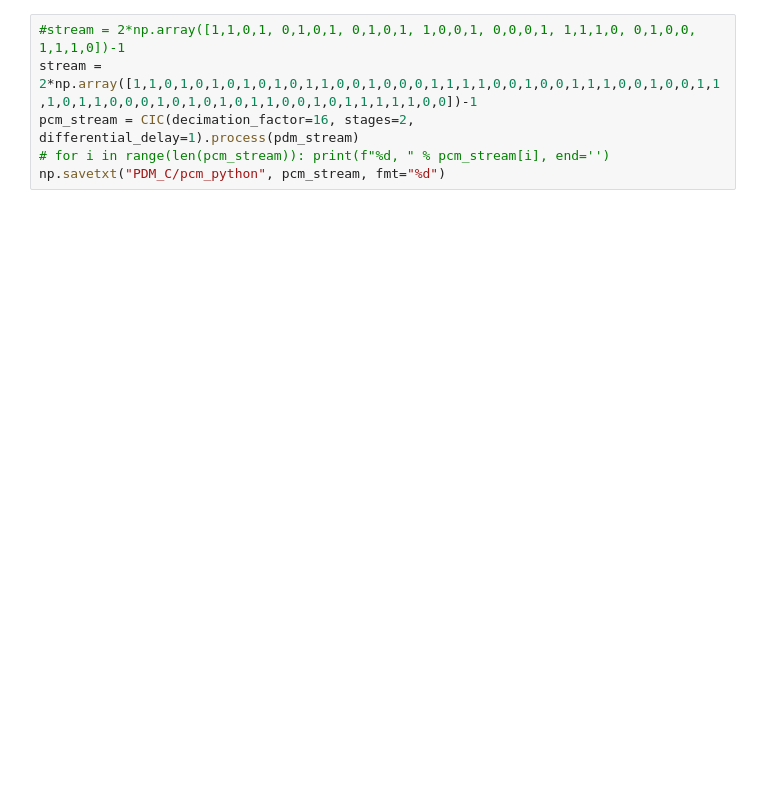
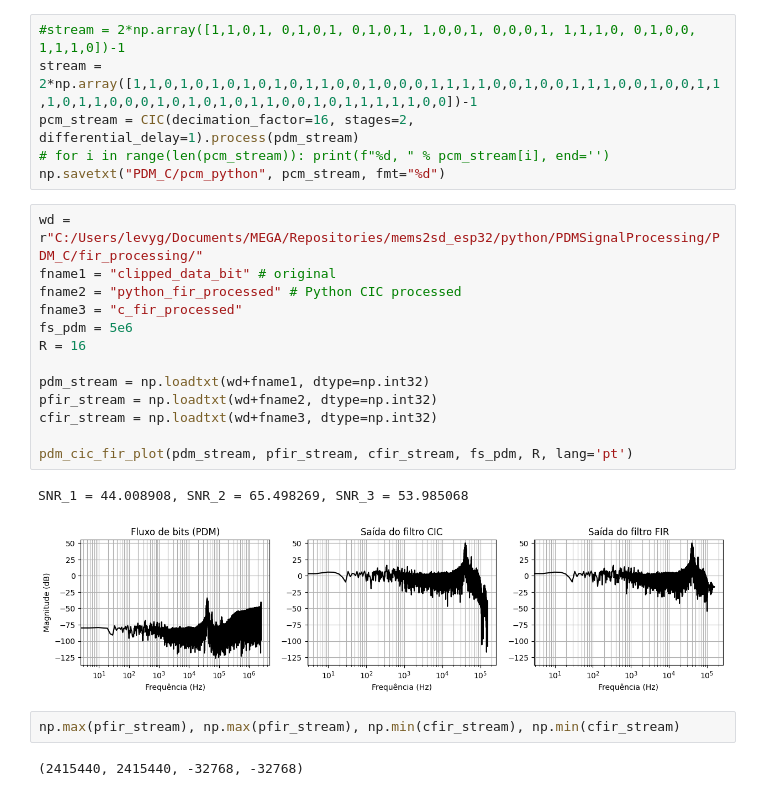
Before and after one commit to Lwao/mems2sd_esp32, a Jupyter notebook: python/PDMSignalProcessing/PostProcessFromC.ipynb, the cells around one changed output. Drawn from its saved outputs; the diff is of its cells as text; blank space fills up the shorter version.

```diff
--- a/python/PDMSignalProcessing/PostProcessFromC.ipynb
+++ b/python/PDMSignalProcessing/PostProcessFromC.ipynb
@@ -64,3 +58,23 @@ stream = 2*np.array([1,1,0,1,0,1,0,1,0,1,0,1,1,0,0,1,0,0,0,1,1,1,1,0,0,1,0,0,1,1
 pcm_stream = CIC(decimation_factor=16, stages=2, differential_delay=1).process(pdm_stream)
 # for i in range(len(pcm_stream)): print(f"%d, " % pcm_stream[i], end='')
 np.savetxt("PDM_C/pcm_python", pcm_stream, fmt="%d")
+# %%
+wd = r"C:/Users/levyg/Documents/MEGA/Repositories/mems2sd_esp32/python/PDMSignalProcessing/PDM_C/fir_processing/"
+fname1 = "clipped_data_bit" # original
+fname2 = "python_fir_processed" # Python CIC processed
+fname3 = "c_fir_processed"
+fs_pdm = 5e6
+R = 16
+
+pdm_stream = np.loadtxt(wd+fname1, dtype=np.int32)
+pfir_stream = np.loadtxt(wd+fname2, dtype=np.int32)
+cfir_stream = np.loadtxt(wd+fname3, dtype=np.int32)
+
+pdm_cic_fir_plot(pdm_stream, pfir_stream, cfir_stream, fs_pdm, R, lang='pt')
+# %% [output]
+SNR_1 = 44.008908, SNR_2 = 65.498269, SNR_3 = 53.985068
+[figure, added]
+# %%
+np.max(pfir_stream), np.max(pfir_stream), np.min(cfir_stream), np.min(cfir_stream)
+# %% [output]
+(2415440, 2415440, -32768, -32768)
```
Also changed, not shown: parts of 2 cells of this notebook, 21 other files.
